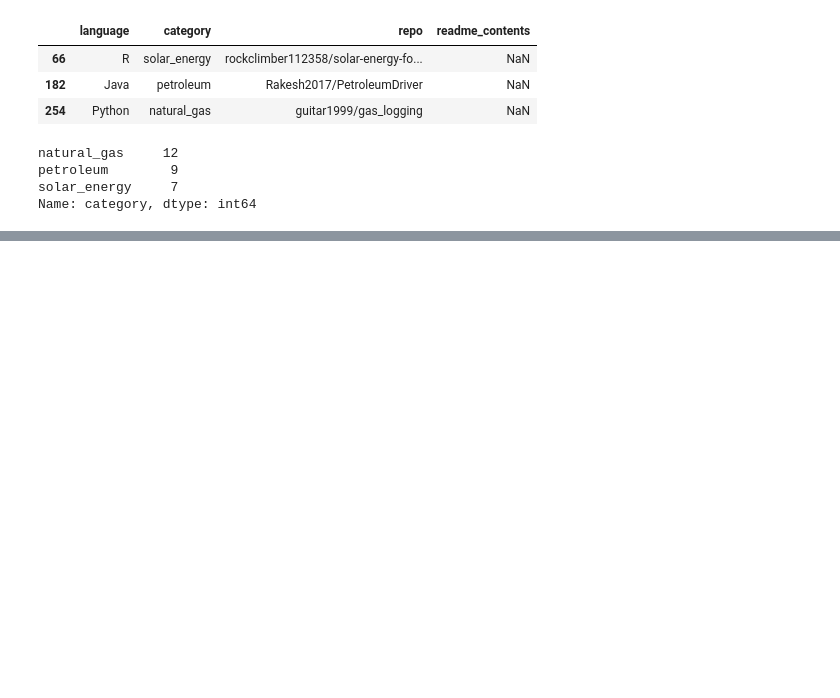
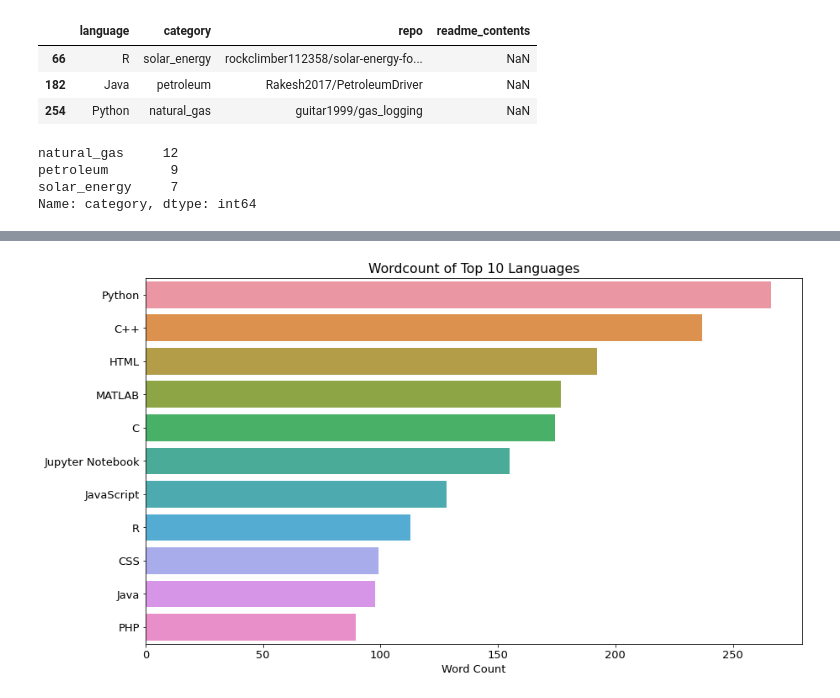
Before and after one commit to github-nlp-project/nlp-project, a Jupyter notebook: repo_scraping_test.ipynb, the cells around one changed output, grey strips where cells are left out. Saved outputs shown, nothing was run; the diff lists cells and outputs as text; code cells hidden in the pictures; blank space fills up the shorter version.

```diff
--- a/repo_scraping_test.ipynb
+++ b/repo_scraping_test.ipynb
@@ -213 +215,7 @@ df.shape
+# %%
+low = df.language.value_counts() < 5
+# %%
+low_lang = [low.index[i] for i, x in enumerate(low) if x]
+# %%
+df = df[~df.language.isin(low_lang)]
 # %%
@@ -215,0 +242,4 @@ top_lang_df = df[df.language.isin(top_lang)]
+# %%
+top_lang_wordcount = df.groupby('language').word_count\
+                        .mean().sort_values(ascending=False)
+top_lang_wordcount
@@ -215,0 +260,8 @@ top_lang_df = df[df.language.isin(top_lang)]
+# %%
+ax = sns.barplot(x=top_lang_wordcount.values,
+                 y=top_lang_wordcount.index)
+ax.set(title='Wordcount of Top 10 Languages', xlabel='Word Count',
+      ylabel='')
+plt.show()
+# %% [output]
+[figure, added]
```
Also changed, not shown: parts of 21 cells of this notebook.
